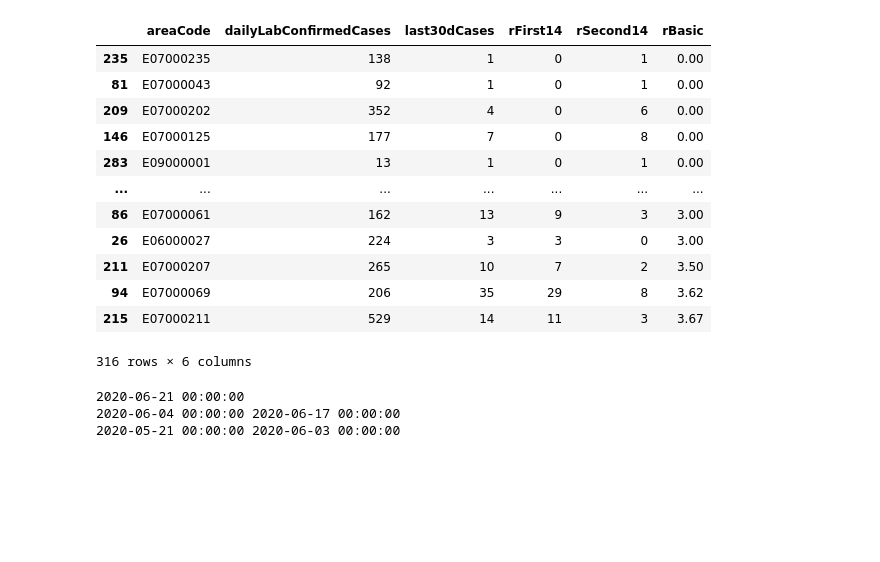
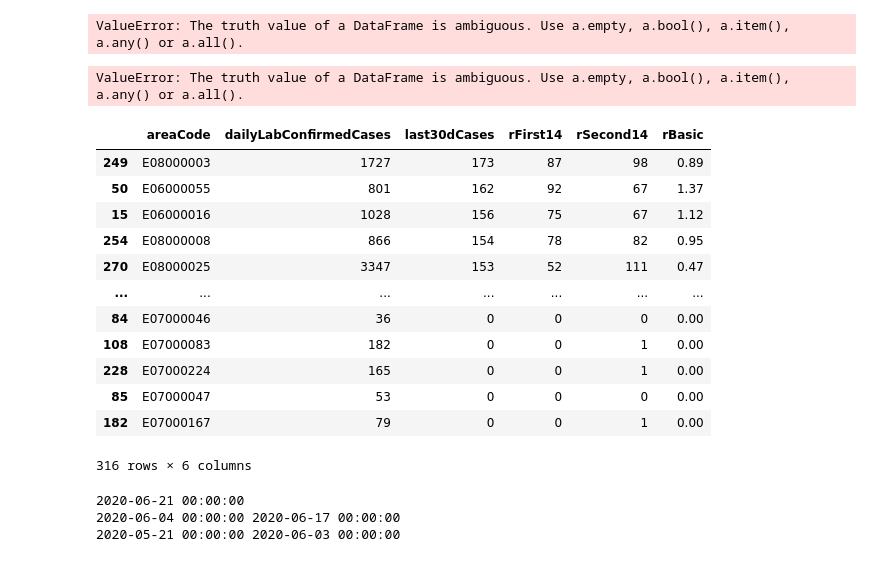
Before and after one commit to bhavesh0009/EnglandCovid19, a Jupyter notebook: research.ipynb, the cells around one changed output. Cells and saved outputs as stored; diff of their text form; code cells hidden in the pictures; blank space fills up the shorter version.

```diff
--- a/research.ipynb
+++ b/research.ipynb
@@ -89,18 +129,26 @@ ltlasSumDf['rBasic'] = ltlasSumDf['rBasic'].replace(np.inf, ltlasSumDf['rFirst14
+# %%
+ltlasSumDf.areaCode.map(tmp)
+# %% [output]
+ValueError: The truth value of a DataFrame is ambiguous. Use a.empty, a.bool(), a.item(), a.any() or a.all().
+# %%
+ltlasSumDf.areaCode.map(tmp)
+# %% [output]
+ValueError: The truth value of a DataFrame is ambiguous. Use a.empty, a.bool(), a.item(), a.any() or a.all().
 # %%
-ltlasSumDf.sort_values(by='rBasic')
+ltlasSumDf.sort_values(by='last30dCases', ascending=False)
 # %% [output]
 |  | areaCode | dailyLabConfirmedCases | last30dCases | rFirst14 | rSecond14 | rBasic |
-| 235 | E07000235 | 138 | 1 | 0 | 1 | 0.00 |
-| 81 | E07000043 | 92 | 1 | 0 | 1 | 0.00 |
-| 209 | E07000202 | 352 | 4 | 0 | 6 | 0.00 |
-| 146 | E07000125 | 177 | 7 | 0 | 8 | 0.00 |
-| 283 | E09000001 | 13 | 1 | 0 | 1 | 0.00 |
+| 249 | E08000003 | 1727 | 173 | 87 | 98 | 0.89 |
+| 50 | E06000055 | 801 | 162 | 92 | 67 | 1.37 |
+| 15 | E06000016 | 1028 | 156 | 75 | 67 | 1.12 |
+| 254 | E08000008 | 866 | 154 | 78 | 82 | 0.95 |
+| 270 | E08000025 | 3347 | 153 | 52 | 111 | 0.47 |
 | ... | ... | ... | ... | ... | ... | ... |
-| 86 | E07000061 | 162 | 13 | 9 | 3 | 3.00 |
-| 26 | E06000027 | 224 | 3 | 3 | 0 | 3.00 |
-| 211 | E07000207 | 265 | 10 | 7 | 2 | 3.50 |
-| 94 | E07000069 | 206 | 35 | 29 | 8 | 3.62 |
-| 215 | E07000211 | 529 | 14 | 11 | 3 | 3.67 |
+| 84 | E07000046 | 36 | 0 | 0 | 0 | 0.00 |
+| 108 | E07000083 | 182 | 0 | 0 | 1 | 0.00 |
+| 228 | E07000224 | 165 | 0 | 0 | 1 | 0.00 |
+| 85 | E07000047 | 53 | 0 | 0 | 0 | 0.00 |
+| 182 | E07000167 | 79 | 0 | 0 | 1 | 0.00 |
 316 rows × 6 columns
 # %%
 print(ltlasDf.specimenDate.max())
```
Also changed, not shown: parts of 5 cells of this notebook, 1 other file.
